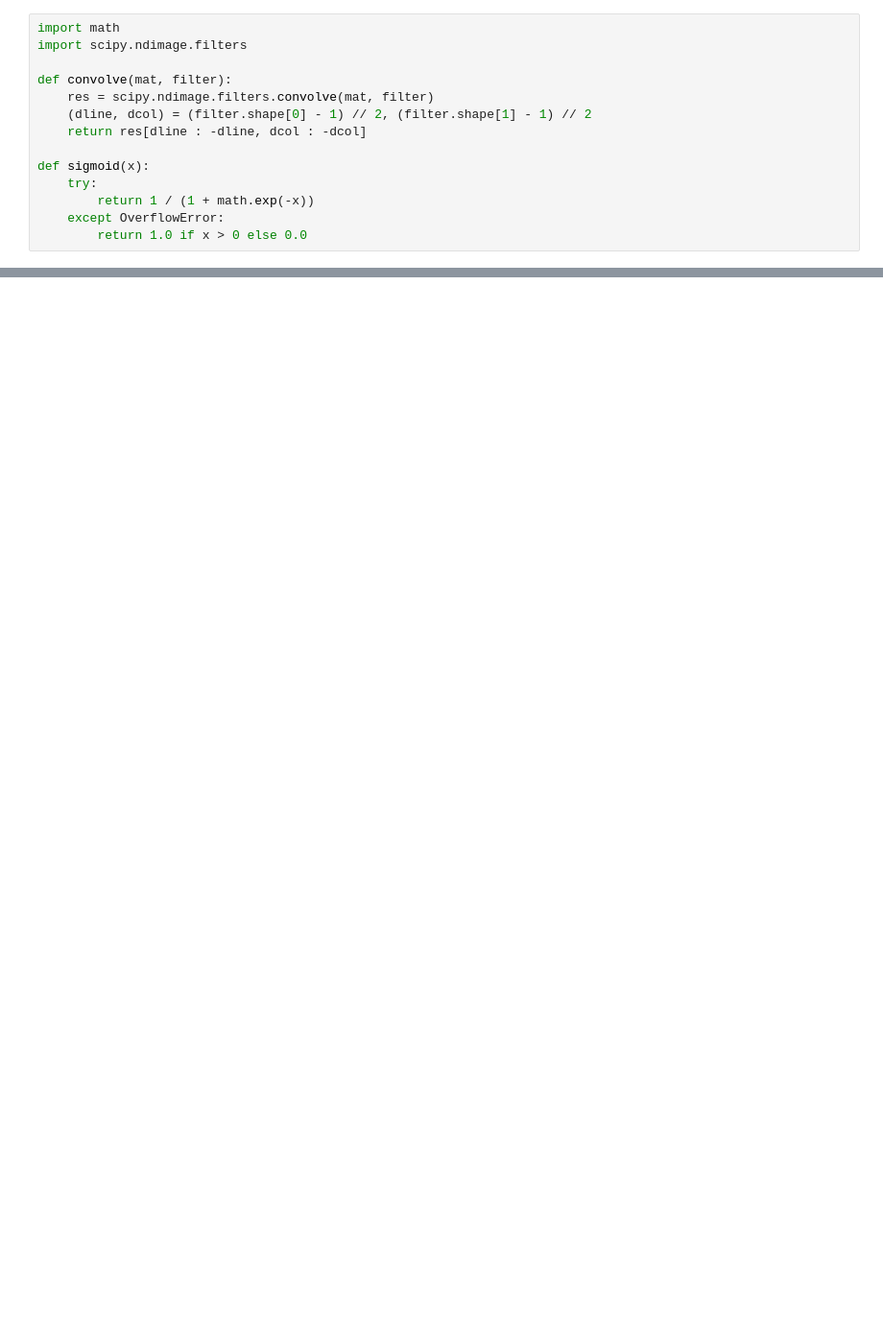
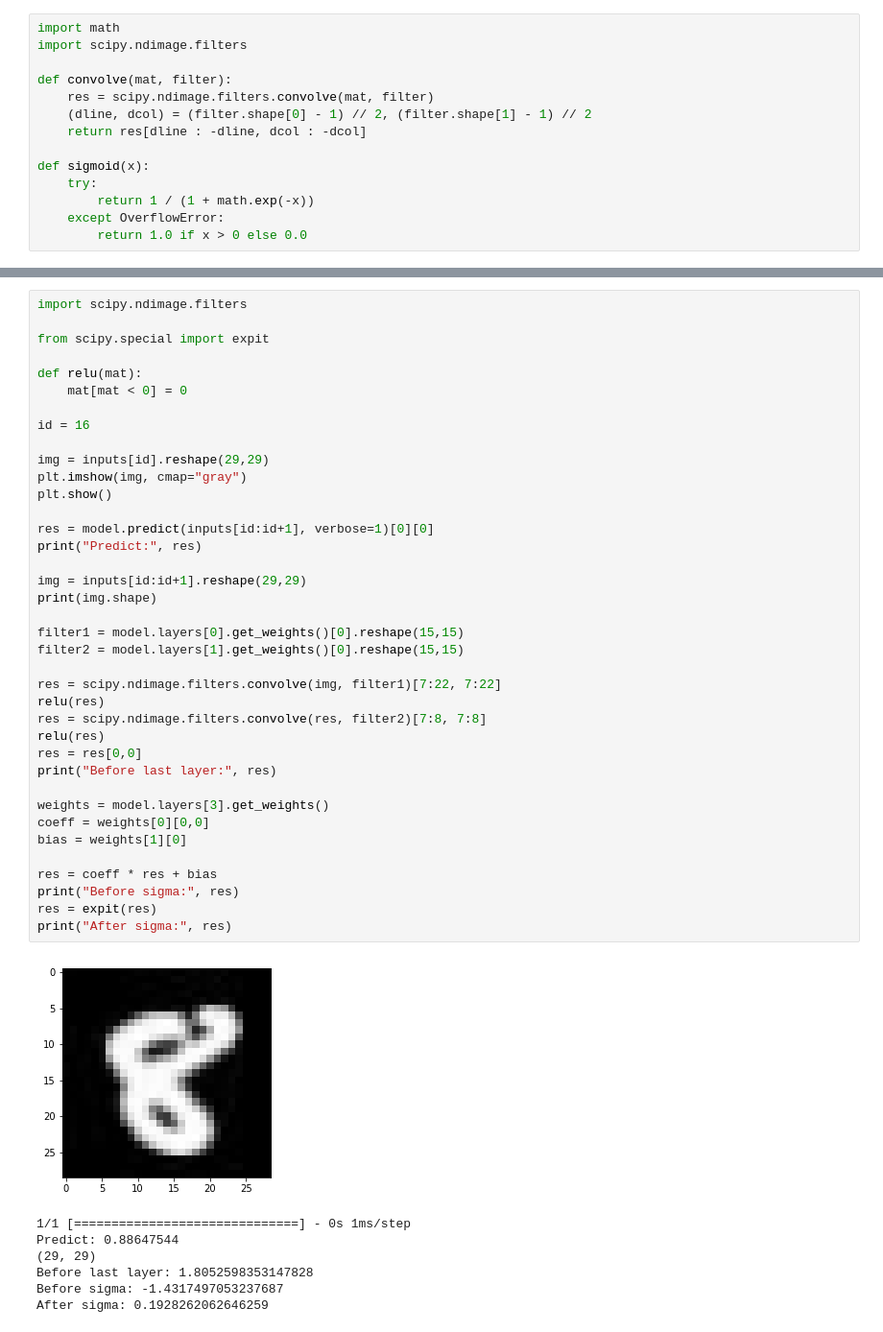
Before and after one commit to rafaelms101/faculdade, a Jupyter notebook: pdi/TP2/Untitled.ipynb, the cells around one changed output, grey strips where cells are left out. Shown at 96% size. Drawn from its saved outputs; the diff is of its cells as text; blank space fills up the shorter version.

```diff
--- a/pdi/TP2/Untitled.ipynb
+++ b/pdi/TP2/Untitled.ipynb
@@ -121,0 +219,46 @@ for a in range(100):
+# %%
+import scipy.ndimage.filters
+
+from scipy.special import expit
+
+def relu(mat):
+    mat[mat < 0] = 0
+
+id = 16
+
+img = inputs[id].reshape(29,29)
+plt.imshow(img, cmap="gray")
+plt.show()
+
+res = model.predict(inputs[id:id+1], verbose=1)[0][0]
+print("Predict:", res)
+
+img = inputs[id:id+1].reshape(29,29)
+print(img.shape)
+
+filter1 = model.layers[0].get_weights()[0].reshape(15,15)
+filter2 = model.layers[1].get_weights()[0].reshape(15,15)
+
+res = scipy.ndimage.filters.convolve(img, filter1)[7:22, 7:22]
+relu(res)
+res = scipy.ndimage.filters.convolve(res, filter2)[7:8, 7:8]
+relu(res)
+res = res[0,0]
+print("Before last layer:", res)
+
+weights = model.layers[3].get_weights()
+coeff = weights[0][0,0]
+bias = weights[1][0]
+
+res = coeff * res + bias
+print("Before sigma:", res)
+res = expit(res)
+print("After sigma:", res)
+# %% [output]
+[figure, added]
+1/1 [==============================] - 0s 1ms/step
+Predict: 0.88647544
+(29, 29)
+Before last layer: 1.8052598353147828
+Before sigma: -1.4317497053237687
+After sigma: 0.1928262062646259
```
Also changed, not shown: parts of 7 cells of this notebook.
